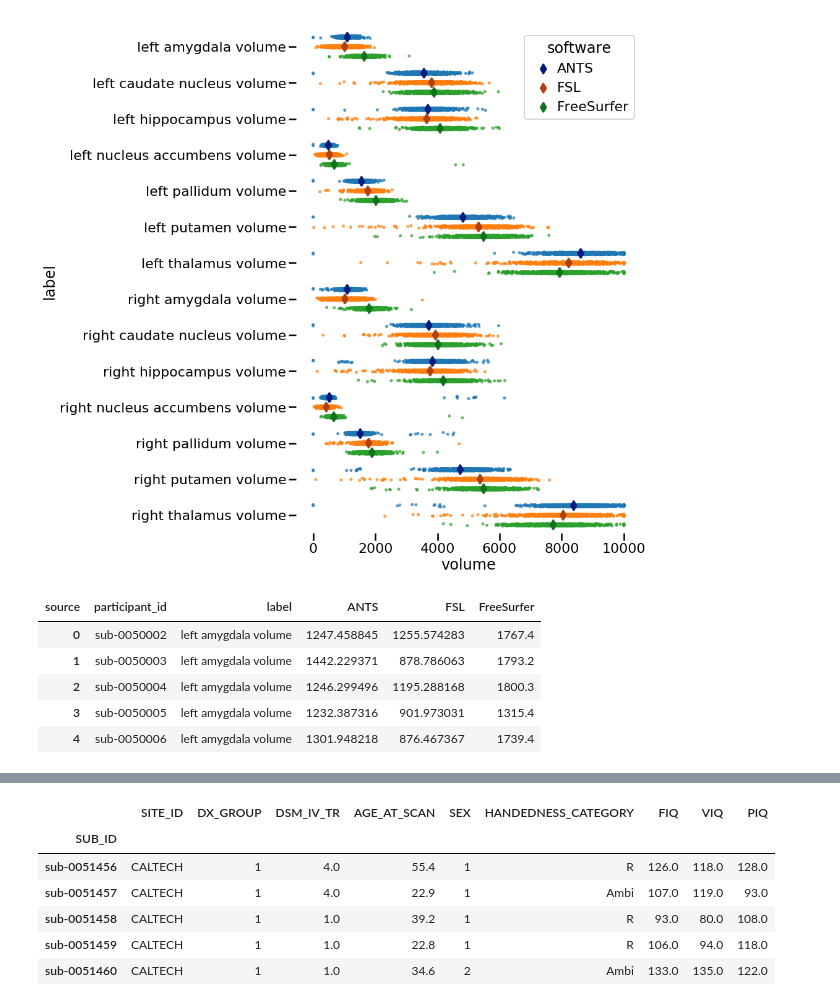
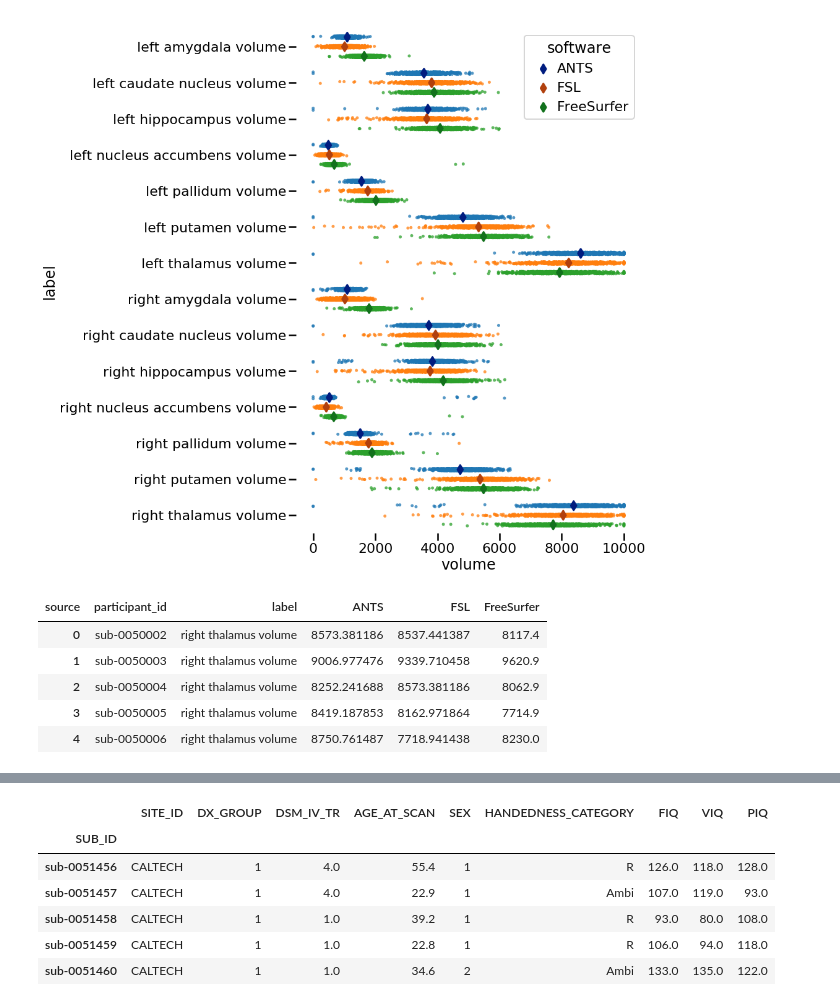
Before and after one commit to jbpoline/simple2-ohbm, a Jupyter notebook: abide1-view.ipynb, the cells around one changed output, grey strips where cells are left out. Cells and saved outputs as stored; diff of their text form; code cells hidden in the pictures.

```diff
--- a/abide1-view.ipynb
+++ b/abide1-view.ipynb
@@ -96,36 +96,36 @@ ax.legend(handles[3:], labels[3:], title="software",
 [figure]
 # %%
 labels = [#'cerebral cortex volume',
-          'left amygdala volume',
+          #'left amygdala volume',
           #'left caudate nucleus volume',
           #'left hippocampus volume',
           #'left nucleus accumbens volume',
           #'left pallidum volume',
           #'left putamen volume',
           #'left thalamus volume',
           #'right amygdala volume',
           #'right caudate nucleus volume',
           #'right hippocampus volume',
           #'right nucleus accumbens volume',
           #'right pallidum volume',
           #'right putamen volume',
-          #'right thalamus volume'
+          'right thalamus volume'
 ]
 data = df2.dropna()[labels]
 data.clip_upper(10000, inplace=True)
 data = data.stack(level=0).reset_index()
 #newcolumns = list(data.columns)
 #newcolumns[newcolumns.index(0)] = 'volume'
 #data.columns = newcolumns
 #data.clip_upper(10000, inplace=True)
 data.head()
 # %% [output]
 | source | participant_id | label | ANTS | FSL | FreeSurfer |
-| 0 | sub-0050002 | left amygdala volume | 1247.458845 | 1255.574283 | 1767.4 |
-| 1 | sub-0050003 | left amygdala volume | 1442.229371 | 878.786063 | 1793.2 |
-| 2 | sub-0050004 | left amygdala volume | 1246.299496 | 1195.288168 | 1800.3 |
-| 3 | sub-0050005 | left amygdala volume | 1232.387316 | 901.973031 | 1315.4 |
-| 4 | sub-0050006 | left amygdala volume | 1301.948218 | 876.467367 | 1739.4 |
+| 0 | sub-0050002 | right thalamus volume | 8573.381186 | 8537.441387 | 8117.4 |
+| 1 | sub-0050003 | right thalamus volume | 9006.977476 | 9339.710458 | 9620.9 |
+| 2 | sub-0050004 | right thalamus volume | 8252.241688 | 8573.381186 | 8062.9 |
+| 3 | sub-0050005 | right thalamus volume | 8419.187853 | 8162.971864 | 7714.9 |
+| 4 | sub-0050006 | right thalamus volume | 8750.761487 | 7718.941438 | 8230.0 |
 # %%
 sns.set_context('paper')
 sns.pairplot(data, kind='reg', hue='label');
```
Also changed, not shown: parts of 10 cells of this notebook, 4 other files.
